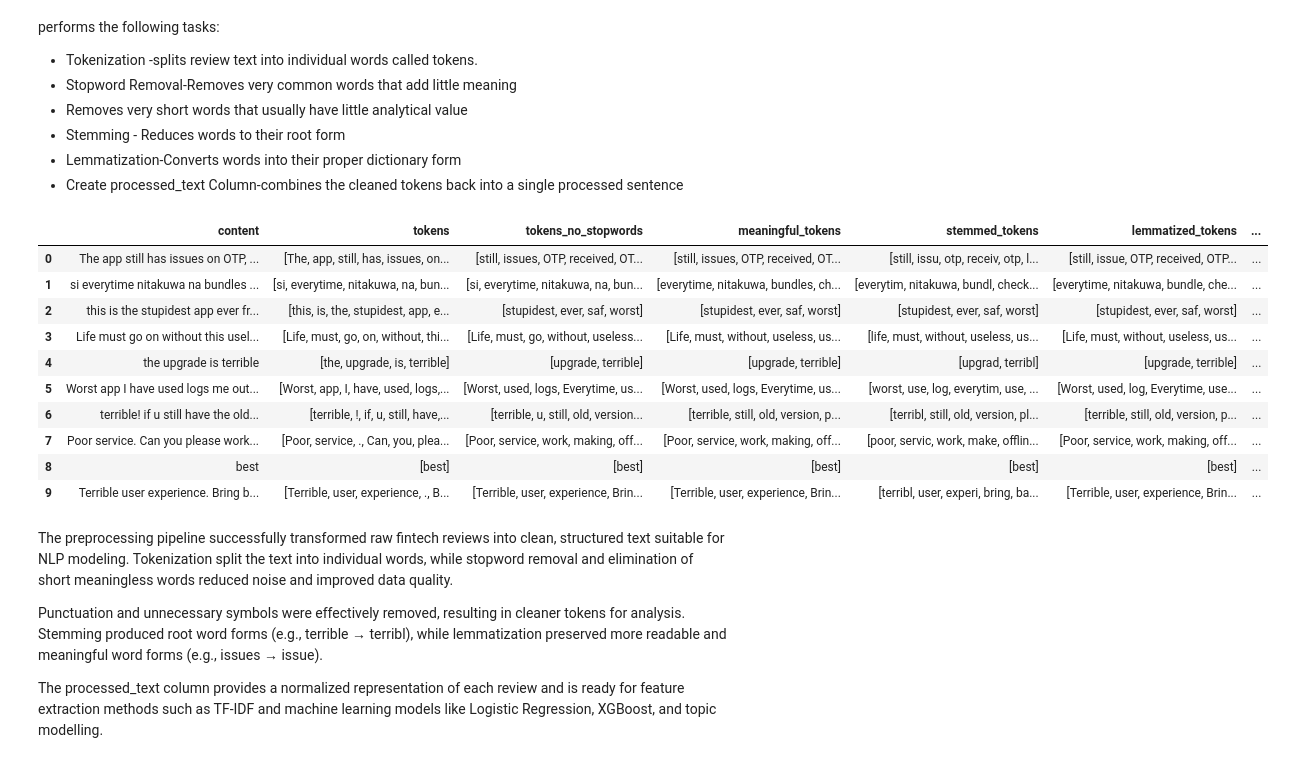
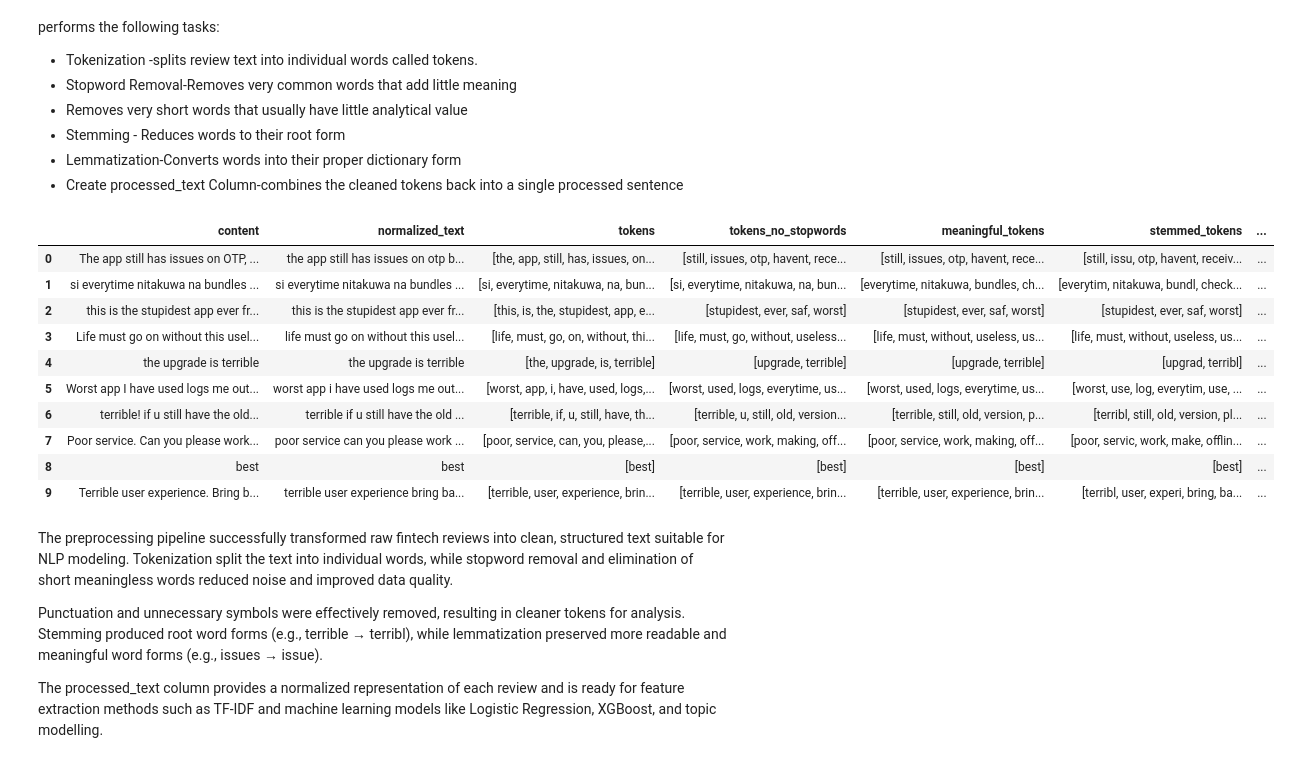
Before and after one commit to chepbree/Pesa-Salama-Classifier, a Jupyter notebook: notebooks/03.data_preprocessing.ipynb, the cells around one changed output. Saved outputs shown, nothing was run; the diff lists cells and outputs as text; code cells hidden in the pictures.

```diff
--- a/notebooks/03.data_preprocessing.ipynb
+++ b/notebooks/03.data_preprocessing.ipynb
@@ -119,7 +127,7 @@ Duplicate Users/Posts: 18055
 
 Columns such as usernames and user images are removed because they are not required for sentiment classification.
 # %%
-df = df.drop(columns=['userImage', 'userName'])
+df = df.drop(columns=['userImage', 'userName', 'replyContent', 'repliedAt', 'reviewCreatedVersion'])
 
 df.head()
 # %% [output]
@@ -137,7 +145,7 @@ def create_sentiment(score):
     if score >= 4:
         return 'positive'
     elif score == 3:
-        return 'average'
+        return 'neutral'
     else:
         return 'negative'
 
@@ -182,7 +186,7 @@ def remove_emojis(text):
         return ''.join(char for char in text if char not in emoji.EMOJI_DATA)
     return text
 # Apply emoji removal
-df['content_no_emojis'] = df['content'].apply(remove_emojis)
+df['content'] = df['content'].apply(remove_emojis)
 # %%
 # Verify emoji removal
 def contains_emoji(text):
@@ -191,8 +195,8 @@ def contains_emoji(text):
     return False
 
 # Check if any emojis are still present
-df['has_emoji'] = df['content_no_emojis'].apply(contains_emoji)
+df['with_emojis'] = df['content'].apply(contains_emoji)
 
 # Summary of results
-print(df['has_emoji'].value_counts())
+print(df['with_emojis'].value_counts())
 # %% [output]
@@ -494,46 +498,47 @@ def preprocess_text(text):
     # Return all outputs
 
     return pd.Series([
         tokens,
         tokens_no_stopwords,
         meaningful_tokens,
         stemmed_tokens,
         lemmatized_tokens,
         processed_text
     ])
 
-# Apply the preprocessing function to the 'content' column and create new columns for each output
+# Apply the preprocessing function to the 'normalized_text' column and create new columns for each output
 df[[
     'tokens',
     'tokens_no_stopwords',
     'meaningful_tokens',
     'stemmed_tokens',
     'lemmatized_tokens',
     'processed_text'
-]] = df['content'].apply(preprocess_text)
+]] = df['normalized_text'].apply(preprocess_text)
 
 
 #Preview the new columns
 df[[
     'content',
+    'normalized_text',
     'tokens',
     'tokens_no_stopwords',
     'meaningful_tokens',
     'stemmed_tokens',
     'lemmatized_tokens',
     'processed_text']].head(10)
 # %% [output]
-|  | content | tokens | tokens_no_stopwords | meaningful_tokens | stemmed_tokens | lemmatized_tokens | ... |
-| 0 | The app still has issues on OTP, ... | [The, app, still, has, issues, on... | [still, issues, OTP, received, OT... | [still, issues, OTP, received, OT... | [still, issu, otp, receiv, otp, l... | [still, issue, OTP, received, OTP... | ... |
-| 1 | si everytime nitakuwa na bundles ... | [si, everytime, nitakuwa, na, bun... | [si, everytime, nitakuwa, na, bun... | [everytime, nitakuwa, bundles, ch... | [everytim, nitakuwa, bundl, check... | [everytime, nitakuwa, bundle, che... | ... |
-| 2 | this is the stupidest app ever fr... | [this, is, the, stupidest, app, e... | [stupidest, ever, saf, worst] | [stupidest, ever, saf, worst] | [stupidest, ever, saf, worst] | [stupidest, ever, saf, worst] | ... |
-| 3 | Life must go on without this usel... | [Life, must, go, on, without, thi... | [Life, must, go, without, useless... | [Life, must, without, useless, us... | [life, must, without, useless, us... | [Life, must, without, useless, us... | ... |
-| 4 | the upgrade is terrible | [the, upgrade, is, terrible] | [upgrade, terrible] | [upgrade, terrible] | [upgrad, terribl] | [upgrade, terrible] | ... |
-| 5 | Worst app I have used logs me out... | [Worst, app, I, have, used, logs,... | [Worst, used, logs, Everytime, us... | [Worst, used, logs, Everytime, us... | [worst, use, log, everytim, use, ... | [Worst, used, log, Everytime, use... | ... |
-| 6 | terrible! if u still have the old... | [terrible, !, if, u, still, have,... | [terrible, u, still, old, version... | [terrible, still, old, version, p... | [terribl, still, old, version, pl... | [terrible, still, old, version, p... | ... |
-| 7 | Poor service. Can you please work... | [Poor, service, ., Can, you, plea... | [Poor, service, work, making, off... | [Poor, service, work, making, off... | [poor, servic, work, make, offlin... | [Poor, service, work, making, off... | ... |
-| 8 | best | [best] | [best] | [best] | [best] | [best] | ... |
-| 9 | Terrible user experience. Bring b... | [Terrible, user, experience, ., B... | [Terrible, user, experience, Brin... | [Terrible, user, experience, Brin... | [terribl, user, experi, bring, ba... | [Terrible, user, experience, Brin... | ... |
+|  | content | normalized_text | tokens | tokens_no_stopwords | meaningful_tokens | stemmed_tokens | ... |
+| 0 | The app still has issues on OTP, ... | the app still has issues on otp b... | [the, app, still, has, issues, on... | [still, issues, otp, havent, rece... | [still, issues, otp, havent, rece... | [still, issu, otp, havent, receiv... | ... |
+| 1 | si everytime nitakuwa na bundles ... | si everytime nitakuwa na bundles ... | [si, everytime, nitakuwa, na, bun... | [si, everytime, nitakuwa, na, bun... | [everytime, nitakuwa, bundles, ch... | [everytim, nitakuwa, bundl, check... | ... |
+| 2 | this is the stupidest app ever fr... | this is the stupidest app ever fr... | [this, is, the, stupidest, app, e... | [stupidest, ever, saf, worst] | [stupidest, ever, saf, worst] | [stupidest, ever, saf, worst] | ... |
+| 3 | Life must go on without this usel... | life must go on without this usel... | [life, must, go, on, without, thi... | [life, must, go, without, useless... | [life, must, without, useless, us... | [life, must, without, useless, us... | ... |
+| 4 | the upgrade is terrible | the upgrade is terrible | [the, upgrade, is, terrible] | [upgrade, terrible] | [upgrade, terrible] | [upgrad, terribl] | ... |
+| 5 | Worst app I have used logs me out... | worst app i have used logs me out... | [worst, app, i, have, used, logs,... | [worst, used, logs, everytime, us... | [worst, used, logs, everytime, us... | [worst, use, log, everytim, use, ... | ... |
+| 6 | terrible! if u still have the old... | terrible if u still have the old ... | [terrible, if, u, still, have, th... | [terrible, u, still, old, version... | [terrible, still, old, version, p... | [terribl, still, old, version, pl... | ... |
+| 7 | Poor service. Can you please work... | poor service can you please work ... | [poor, service, can, you, please,... | [poor, service, work, making, off... | [poor, service, work, making, off... | [poor, servic, work, make, offlin... | ... |
+| 8 | best | best | [best] | [best] | [best] | [best] | ... |
+| 9 | Terrible user experience. Bring b... | terrible user experience bring ba... | [terrible, user, experience, brin... | [terrible, user, experience, brin... | [terrible, user, experience, brin... | [terribl, user, experi, bring, ba... | ... |
 # %% [markdown]
 The preprocessing pipeline successfully transformed raw fintech reviews into clean, structured text suitable for NLP modeling. Tokenization split the text into individual words, while stopword removal and elimination of short meaningless words reduced noise and improved data quality.
 
```
Also changed, not shown: parts of 19 cells of this notebook, 1 other file.
